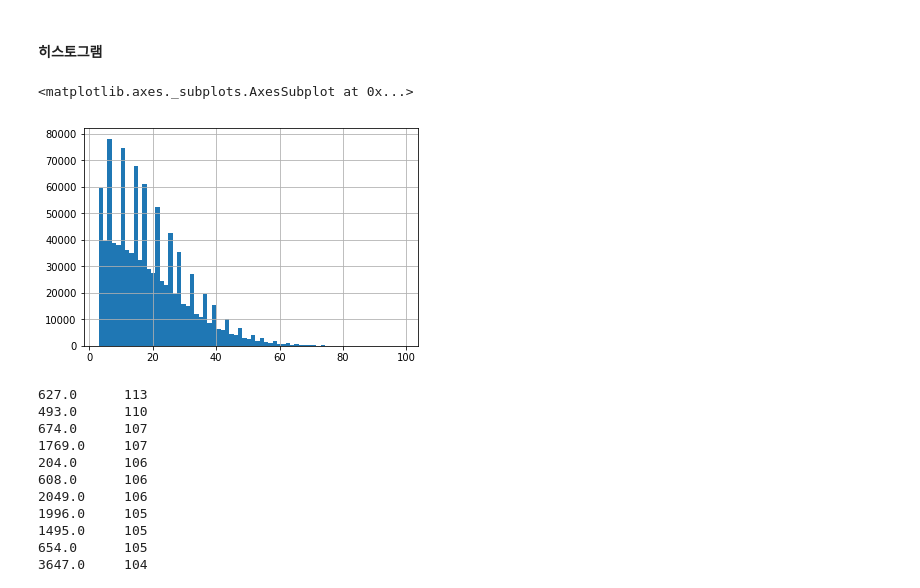
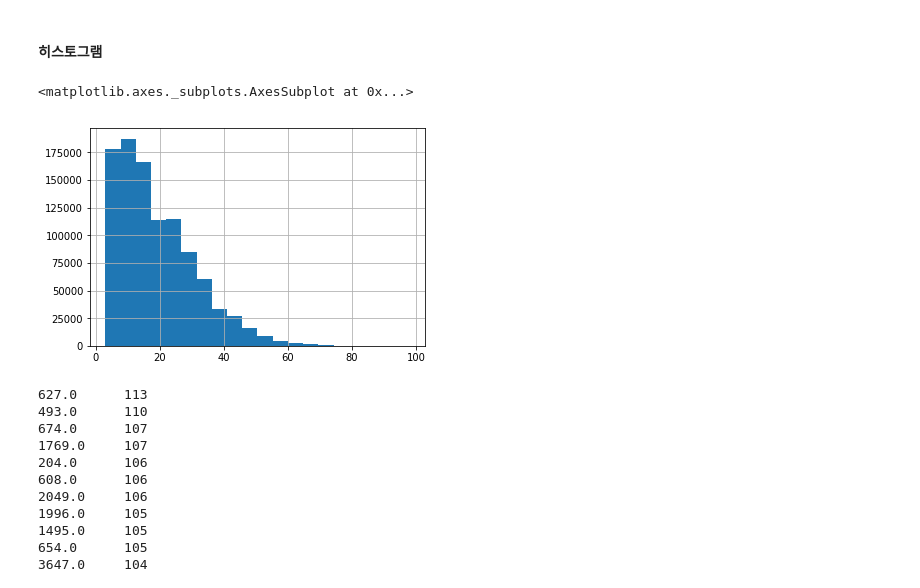
Before and after one commit to mchoimis/-, a Jupyter notebook: test-pandas.ipynb, the cells around one changed output. Cells and saved outputs as stored; diff of their text form; code cells hidden in the pictures.

```diff
--- a/test-pandas.ipynb
+++ b/test-pandas.ipynb
@@ -71,16 +69,14 @@ array09 = np.random.randint(1, 240000, size=(num_txn, 1)) # TIME # 24h 시간 #
 # %%
-df = pd.DataFrame( np.column_stack([array01, array02, array03, array04, array05, array06, array07, array08, array09])
-                  , columns = ['CLNN', 'TS_D', 'FINAL_CD', 'SAA', 'MCT_ADM_GDS_APB_CD', 'DOF_TF', 'DAW_CCD', 'MCT_N', 'TIME'])
-
 df['CLNN'] = df['CLNN'].astype(int)
 df['TS_D'] = df['TS_D'].astype(int)
-df['FINAL_CD'] = pd.to_numeric(df['FINAL_CD']).astype(int)
-df['SAA'] = pd.to_numeric(df['SAA']).astype(int)
-df['MCT_ADM_GDS_APB_CD'] = pd.to_numeric(df['MCT_ADM_GDS_APB_CD']).astype(int)
-df['DOF_TF'] = pd.to_numeric(df['DOF_TF']).astype(int)
-df['DAW_CCD'] = pd.to_numeric(df['DAW_CCD']).astype(int)
-df['MCT_N'] = pd.to_numeric(df['MCT_N']).astype(int)
-df['TIME'] = pd.to_numeric(df['TIME']).astype(int)
+df['TS_D'] = pd.to_datetime(df['TS_D'], format='%y%m%d') # %Y는 4글자 연도
+df['FINAL_CD'] = df['FINAL_CD'].astype(int)
+df['SAA'] = df['SAA'].astype(int)
+df['MCT_ADM_GDS_APB_CD'] = df['MCT_ADM_GDS_APB_CD'].astype(int)
+df['DOF_TF'] = df['DOF_TF'].astype(int)
+df['DAW_CCD'] = df['DAW_CCD'].astype(int)
+df['MCT_N'] = df['MCT_N'].astype(int)
+df['TIME'] = df['TIME'].astype(int)
 # %%
 df.info()
 # %% [output]
@@ -295,0 +356,5 @@ Name: MCT_ADM_GDS_APB_CD, dtype: int64
+# %%
+# 시간대를 파싱하기
+df['HOUR'] = df['TIME']/10000
+df['HOUR'] = df.HOUR.astype(int)
+df.head(3)
@@ -433,17 +507,18 @@ gb2.apply(lambda _df: _df.sort_values(by=['SAA']))
 df.pivot('MCT_ADM_GDS_APB_CD', 'FINAL_CD', 'CLNN')
 # %% [markdown]
 ### 조건에 맞는 일부 원소만 추출하기
-# %%
-df = df[df.Volume !=0]
+# %%
+cusID = 'Pxxxxxx'
+df = df[df.CLNN = cusID]
 # %% [markdown]
 ### Cross-sectional / Aggregate 분석
 # %% [markdown]
 #### 히스토그램
 # %%
-df['SAA'].hist(bins=70)
+df['SAA'].hist(bins=20)
 # %% [output]
 <matplotlib.axes._subplots.AxesSubplot at 0x...>
-[figure, old version]
+[figure, new version]
 # %%
 df['CLNN'].value_counts()
 # %% [output]
```
Also changed, not shown: parts of 70 cells of this notebook, 4 other files.
